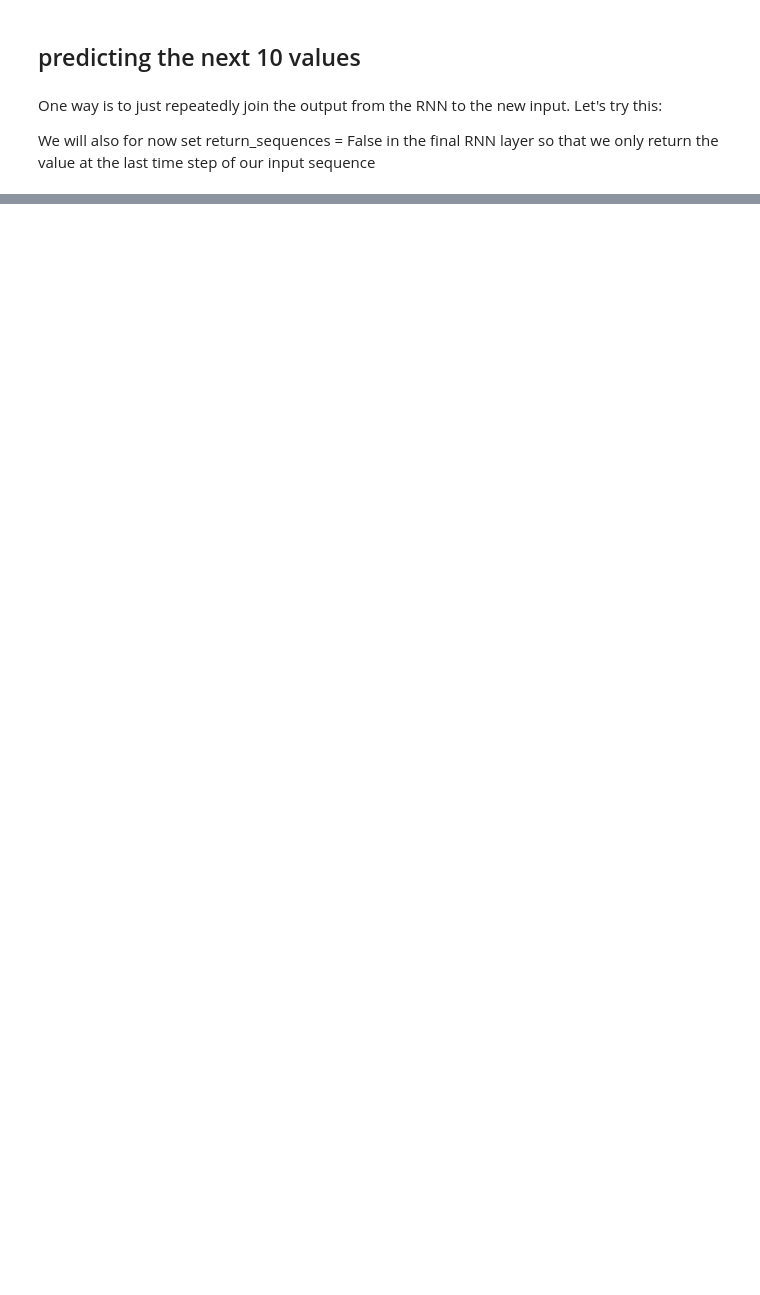
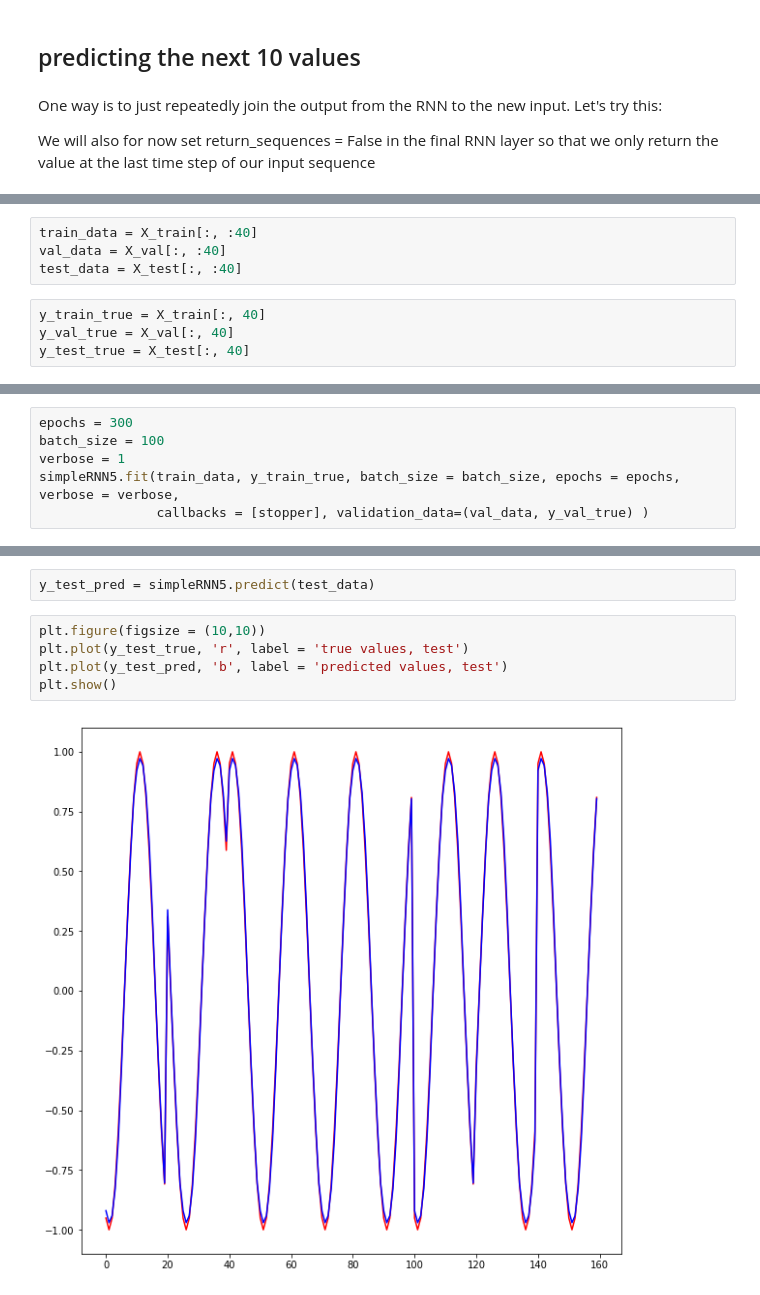
Before and after one commit to praritagarwal/Simple-RNN-in-Keras, a Jupyter notebook: RNNs in Keras.ipynb, the cells around one changed output, grey strips where cells are left out. Cells and saved outputs as stored; diff of their text form; blank space fills up the shorter version.

Commit message:
Predict 10 timesteps into the future
In this section we add the prediction of the previous timestep to the input for the next timestep

```diff
--- a/RNNs in Keras.ipynb
+++ b/RNNs in Keras.ipynb
@@ -602,0 +619,8 @@ We will also for now set return_sequences = False in the final RNN layer so that
+# %%
+train_data = X_train[:, :40]
+val_data = X_val[:, :40]
+test_data = X_test[:, :40]
+# %%
+y_train_true = X_train[:, 40]
+y_val_true = X_val[:, 40]
+y_test_true = X_test[:, 40]
@@ -602,0 +656,6 @@ We will also for now set return_sequences = False in the final RNN layer so that
+# %%
+epochs = 300
+batch_size = 100
+verbose = 1
+simpleRNN5.fit(train_data, y_train_true, batch_size = batch_size, epochs = epochs, verbose = verbose,
+               callbacks = [stopper], validation_data=(val_data, y_val_true) )
@@ -602,0 +681,9 @@ We will also for now set return_sequences = False in the final RNN layer so that
+# %%
+y_test_pred = simpleRNN5.predict(test_data)
+# %%
+plt.figure(figsize = (10,10))
+plt.plot(y_test_true, 'r', label = 'true values, test')
+plt.plot(y_test_pred, 'b', label = 'predicted values, test')
+plt.show()
+# %% [output]
+[figure, added]
```
Also changed, not shown: parts of 23 cells of this notebook.
